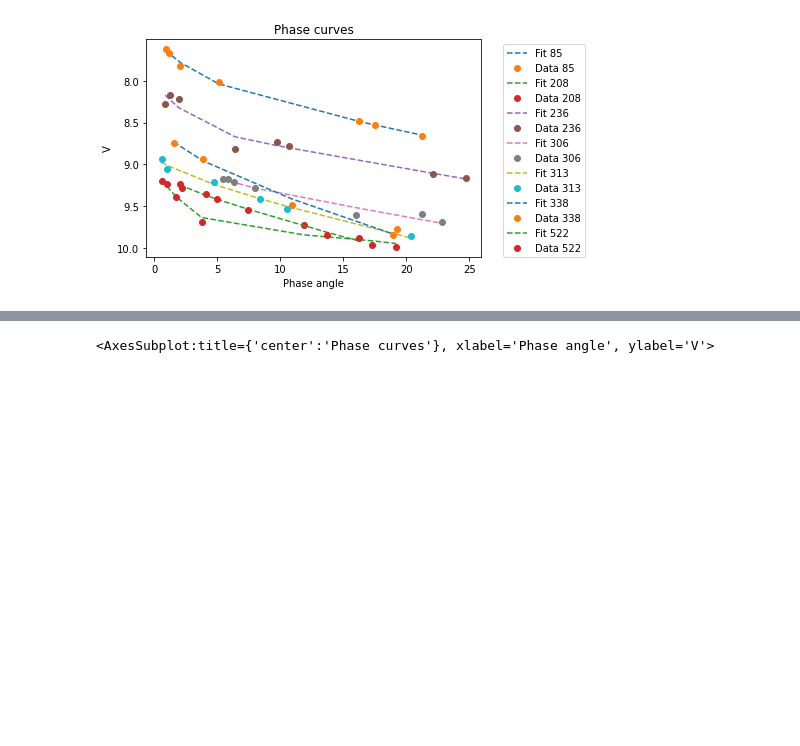
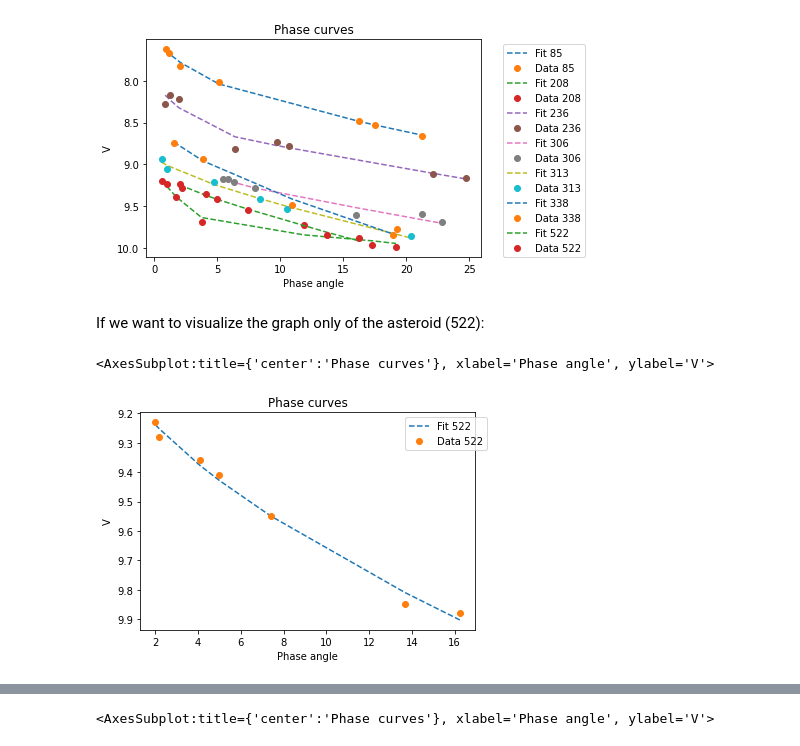
Before and after one commit to milicolazo/Pyedra, a Jupyter notebook: docs/source/tutorial.ipynb, the cells around one changed output, grey strips where cells are left out. Drawn from its saved outputs; the diff is of its cells as text; code cells hidden in the pictures; blank space fills up the shorter version.

```diff
--- a/docs/source/tutorial.ipynb
+++ b/docs/source/tutorial.ipynb
@@ -120,3 +193,12 @@ HG1G2.plot(df = df)
 # %% [output]
 <AxesSubplot:title={'center':'Phase curves'}, xlabel='Phase angle', ylabel='V'>
 [figure]
+# %% [markdown]
+If we want to visualize the graph only of the asteroid (522):
+# %%
+asteroid_522 = df[df['id'] == 522]
+HG1G2_522 = pyedra.HG_fit(asteroid_522)
+HG1G2_522.plot(df = asteroid_522)
+# %% [output]
+<AxesSubplot:title={'center':'Phase curves'}, xlabel='Phase angle', ylabel='V'>
+[figure, added]
```
Also changed, not shown: parts of 75 cells of this notebook.
